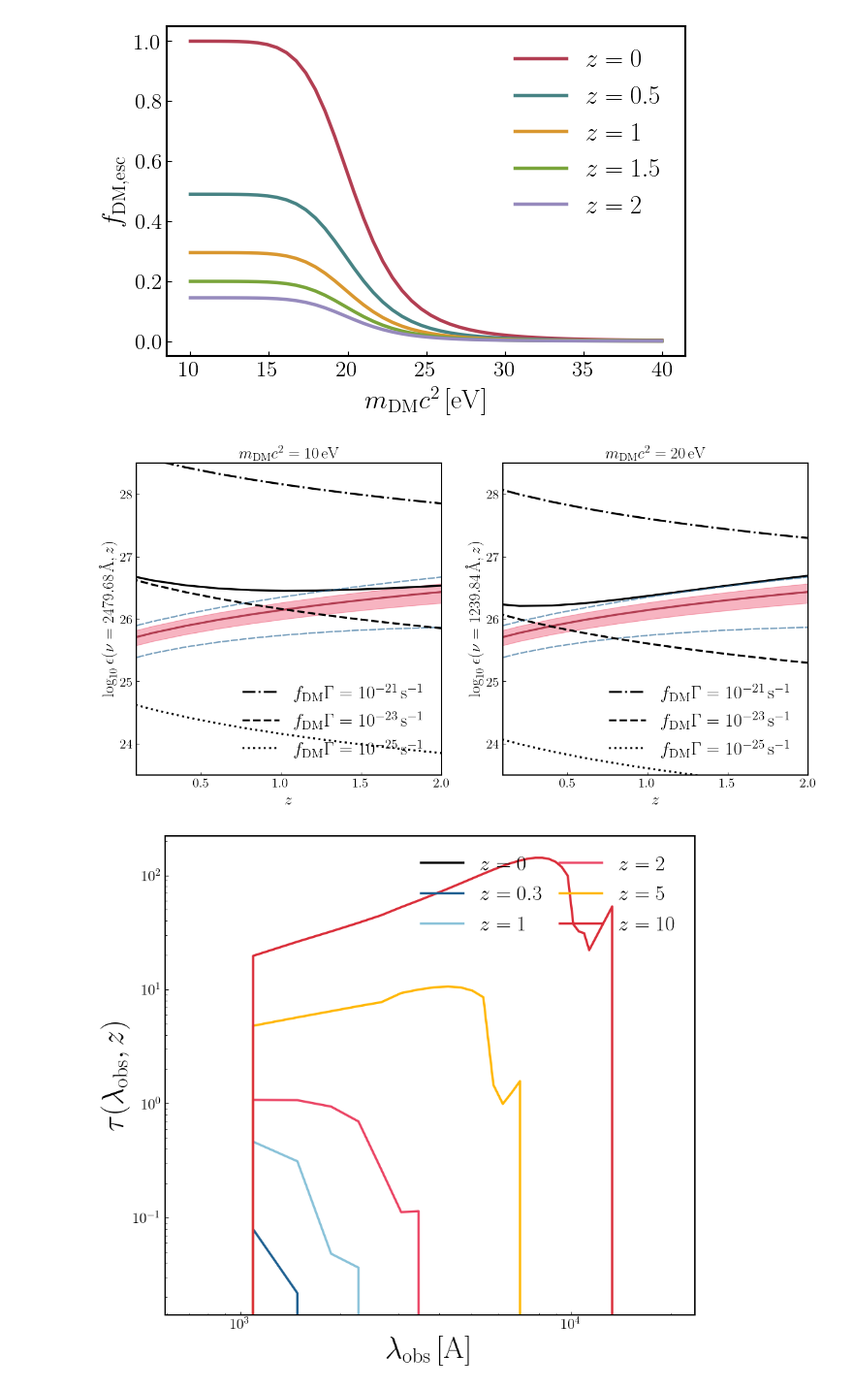
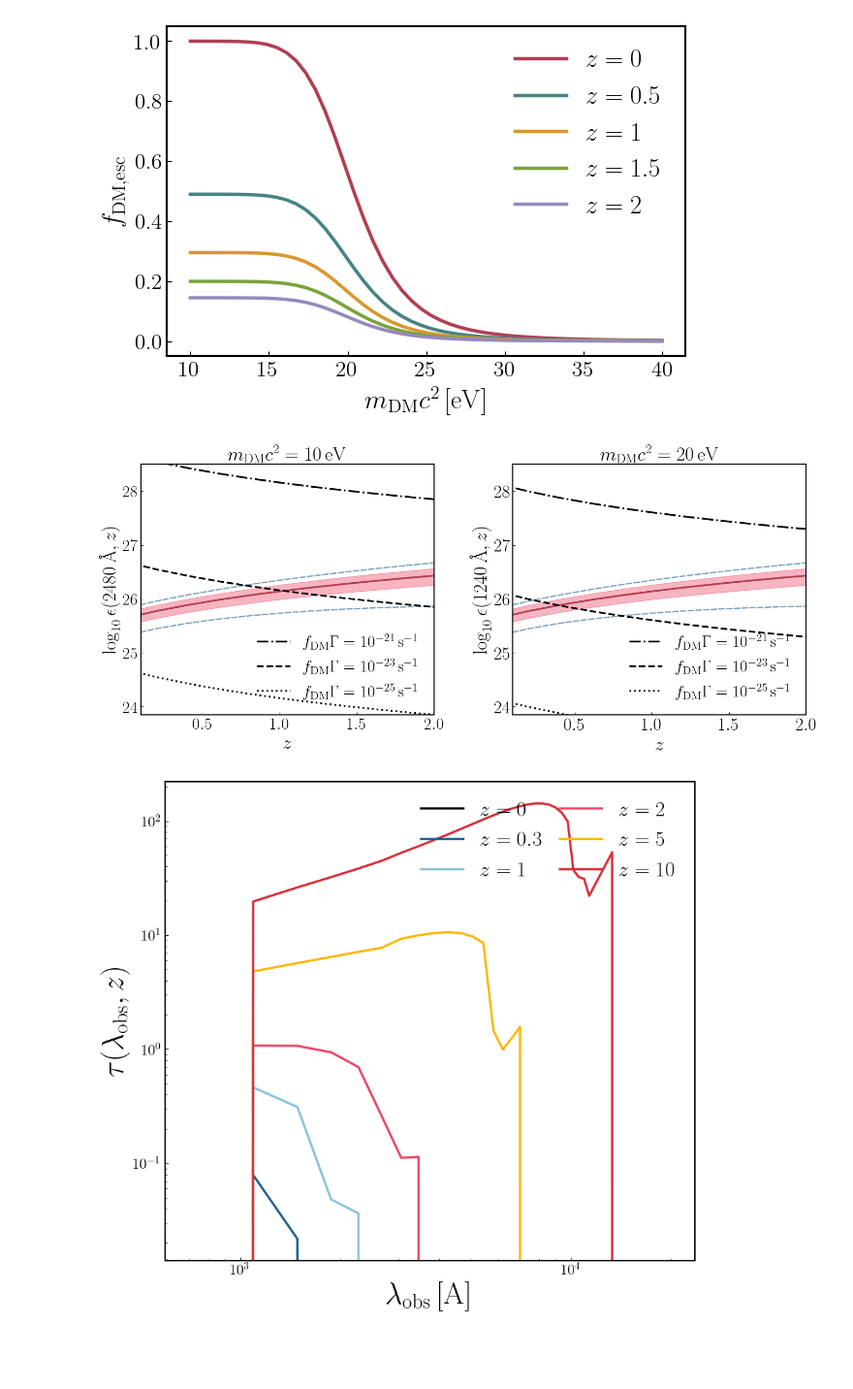
Before and after one commit to slibanore/lim_b7, a Jupyter notebook: EBL_DM.ipynb, the cells around one changed output. Shown at 97% size. Saved outputs shown, nothing was run; the diff lists cells and outputs as text; code cells hidden in the pictures; blank space fills up the shorter version.

```diff
--- a/EBL_DM.ipynb
+++ b/EBL_DM.ipynb
@@ -140,15 +147,15 @@ plt.figure(figsize=(15,7))
 
 plt.subplot(121)
 
-plt.xlabel(r'$z$')
-plt.ylabel(r'$\log_{10}\epsilon(\nu=%g\,{\rm \AA},z)$'%lambda_from_nu(use_nu_DM_rest).value)
-plt.title(r'$m_{\rm DM}c^2=10\,{\rm eV}$',fontsize=20)
+plt.xlabel(r'$z$',fontsize=27)
+plt.ylabel(r'$\log_{10}\epsilon(%g\,{\rm \AA},z)$'%round(lambda_from_nu(use_nu_DM_rest).value,0),fontsize=27)
+plt.title(r'$m_{\rm DM}c^2=10\,{\rm eV}$',fontsize=27)
 
 plt.subplot(122)
 
-plt.xlabel(r'$z$')
-plt.ylabel(r'$\log_{10}\epsilon(\nu=%g\,{\rm \AA},z)$'%lambda_from_nu(use_nu_DM_rest).value)
-plt.title(r'$m_{\rm DM}c^2=20\,{\rm eV}$',fontsize=20)
+plt.xlabel(r'$z$',fontsize=27)
+plt.ylabel(r'$\log_{10}\epsilon(%g\,{\rm \AA},z)$'%round(lambda_from_nu(use_nu_DM_rest_20).value,0),fontsize=27)
+plt.title(r'$m_{\rm DM}c^2=20\,{\rm eV}$',fontsize=27)
 
 
 for f_DM_decay_DM_1 in f_DM_decay_DM_1_vals:
@@ -170,48 +177,56 @@ for f_DM_decay_DM_1 in f_DM_decay_DM_1_vals:
     plt.subplot(121)
     if f_DM_decay_DM_1 == 1e-23:
         plt.plot(z_vals,np.log10(em))#,label=r'$\rm UV-EBL$')
-        plt.plot(z_vals,np.log10(em+em_DM),'k')#,label=r'$\rm Total,\,f_{\rm DM}\Gamma = %g\,{\rm s^{-1}}$'%f_DM_decay_DM_1)
+        #plt.plot(z_vals,np.log10(em+em_DM),'k',label=r'$\rm Total\, (10^{%g}\,{\rm s^{-1}})$'%np.log10(f_DM_decay_DM_1))
 
         plt.fill_between(z_vals, np.log10(np.maximum(1e20,em - sigmas_nonion)), np.log10(em + sigmas_nonion), color=color_ULTRASAT, alpha = 0.4)
 
         plt.plot(z_vals, np.log10(np.maximum(1e20,em - sigmas_nonion_C18)),color_FUV,alpha=0.6,linestyle=(0,(5,1)),linewidth=1.8)
 
         plt.plot(z_vals, np.log10(em + sigmas_nonion_C18),color_FUV,alpha=0.6,linestyle=(0,(5,1)),linewidth=1.8)
 
     plt.plot(z_vals,np.log10(em_DM),'k',linestyle = alphas[idx],label=r'$f_{\rm DM}\Gamma = 10^{%g}\,{\rm s^{-1}}$'%np.log10(f_DM_decay_DM_1))
 
     plt.legend(loc=4)
 
-    plt.ylim(23.5,28.5)
+    plt.ylim(23.85,28.5)
     plt.xlim(zmin_gal,zmax_gal)
 
     plt.subplot(122)
     if f_DM_decay_DM_1 == 1e-23:
         plt.plot(z_vals,np.log10(em))#,label=r'$\rm UV-EBL$')
 
-        plt.plot(z_vals,np.log10(em_20+em_DM_20),'k',label=r'$\rm Total,(%g\,{\rm s^{-1}})$'%f_DM_decay_DM_1)
+        #plt.plot(z_vals,np.log10(em_20+em_DM_20),'k',label=r'$\rm Total\, (10^{%g}\,{\rm s^{-1}})$'%np.log10(f_DM_decay_DM_1))
 
         plt.fill_between(z_vals, np.log10(np.maximum(1e20,em - sigmas_nonion)), np.log10(em + sigmas_nonion), color=color_ULTRASAT, alpha = 0.4)
 
         plt.plot(z_vals, np.log10(np.maximum(1e20,em - sigmas_nonion_C18)),color_FUV,alpha=0.6,linestyle=(0,(5,1)),linewidth=1.8)
 
         plt.plot(z_vals, np.log10(em + sigmas_nonion_C18),color_FUV,alpha=0.6,linestyle=(0,(5,1)),linewidth=1.8)
 
     plt.plot(z_vals,np.log10(em_DM_20),'k',linestyle = alphas[idx],label=r'$f_{\rm DM}\Gamma = 10^{%g}\,{\rm s^{-1}}$'%np.log10(f_DM_decay_DM_1))
 
-    plt.xlabel(r'$z$')
-    plt.ylabel(r'$\log_{10}\epsilon(\nu=%g\,{\rm \AA},z)$'%lambda_from_nu(use_nu_DM_rest_20).value)
-
     plt.legend(loc=4)
 
-    plt.ylim(23.5,28.5)
+    plt.ylim(23.85,28.5)
     plt.xlim(zmin_gal,zmax_gal)
+
+
+plt.subplot(121)
+plt.tick_params(axis='x', labelsize=23)
+plt.tick_params(axis='y', labelsize=23)
+plt.subplots_adjust(wspace=0)
+
+plt.subplot(122)
+plt.tick_params(axis='x', labelsize=25)
+plt.tick_params(axis='y', labelsize=25)
+plt.subplots_adjust(wspace=0)
 
 plt.tight_layout()
 
-plt.savefig('results/PLOTS/EBL_DM/DM_emissivity.png')
+plt.savefig('results/PLOTS/EBL_DM/DM_emissivity.png',bbox_inches='tight')
 # %% [output]
-[figure, old version]
+[figure, new version]
 # %%
 plot_tau()
 # %% [output]
```
Also changed, not shown: parts of 2 cells of this notebook, 3 other files.
